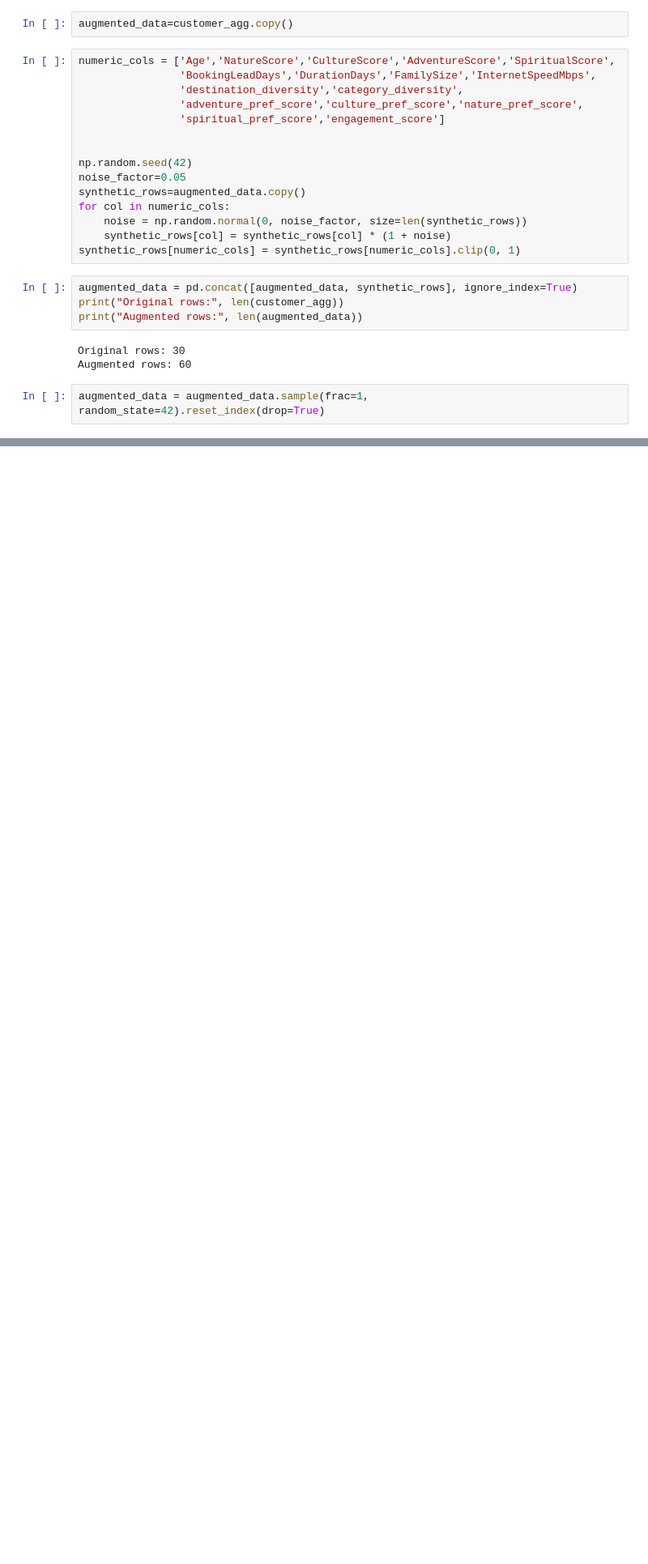
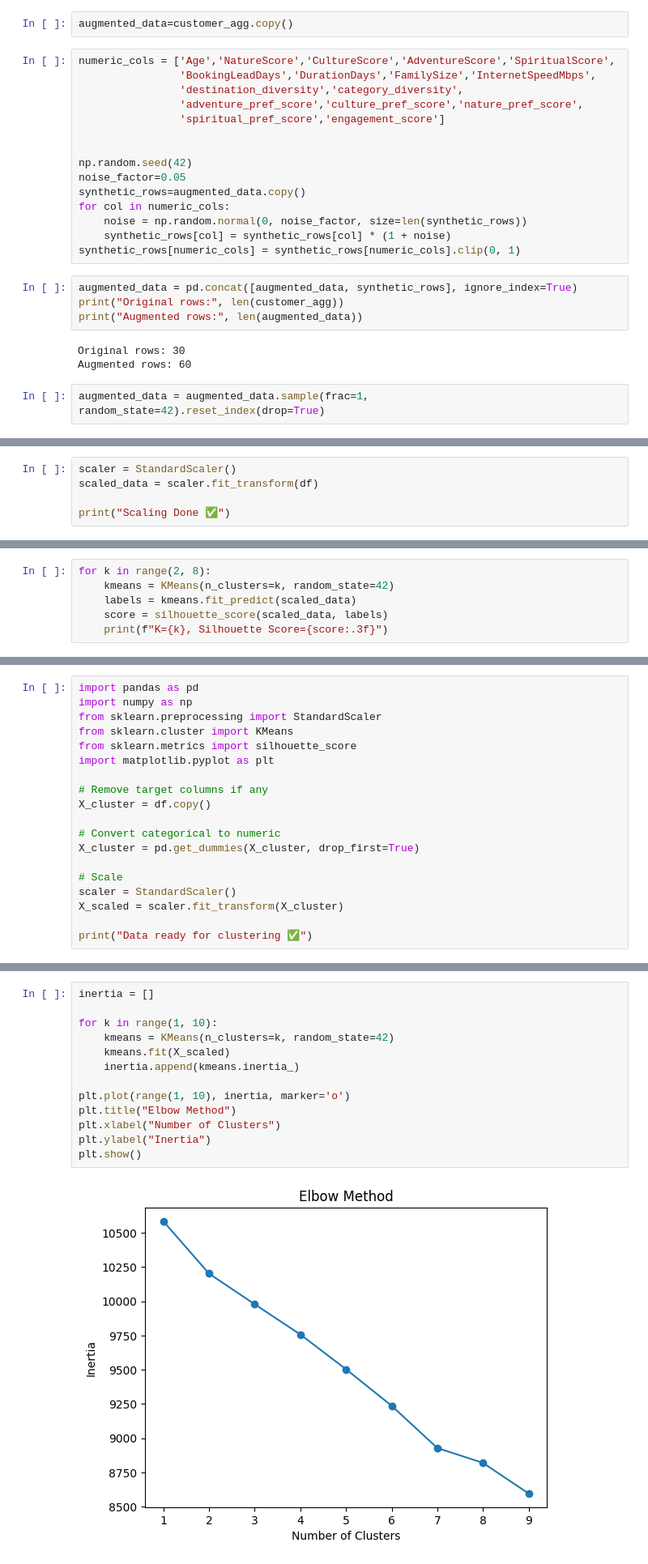
Before and after one commit to Shreya-Sharma03/AI-Travel-Intelligence-System, a Jupyter notebook: TripSenseData.ipynb, the cells around one changed output, grey strips where cells are left out. Shown at 81% size. Cells and saved outputs as stored; diff of their text form; blank space fills up the shorter version.

```diff
--- a/TripSenseData.ipynb
+++ b/TripSenseData.ipynb
@@ -350,0 +432,5 @@ augmented_data = augmented_data.sample(frac=1, random_state=42).reset_index(drop
+# %%
+scaler = StandardScaler()
+scaled_data = scaler.fit_transform(df)
+
+print("Scaling Done ✅")
@@ -350,0 +454,6 @@ augmented_data = augmented_data.sample(frac=1, random_state=42).reset_index(drop
+# %%
+for k in range(2, 8):
+    kmeans = KMeans(n_clusters=k, random_state=42)
+    labels = kmeans.fit_predict(scaled_data)
+    score = silhouette_score(scaled_data, labels)
+    print(f"K={k}, Silhouette Score={score:.3f}")
@@ -350,0 +644,19 @@ augmented_data = augmented_data.sample(frac=1, random_state=42).reset_index(drop
+# %%
+import pandas as pd
+import numpy as np
+from sklearn.preprocessing import StandardScaler
+from sklearn.cluster import KMeans
+from sklearn.metrics import silhouette_score
+import matplotlib.pyplot as plt
+
+# Remove target columns if any
+X_cluster = df.copy()
+
+# Convert categorical to numeric
+X_cluster = pd.get_dummies(X_cluster, drop_first=True)
+
+# Scale
+scaler = StandardScaler()
+X_scaled = scaler.fit_transform(X_cluster)
+
+print("Data ready for clustering ✅")
@@ -350,0 +665,15 @@ augmented_data = augmented_data.sample(frac=1, random_state=42).reset_index(drop
+# %%
+inertia = []
+
+for k in range(1, 10):
+    kmeans = KMeans(n_clusters=k, random_state=42)
+    kmeans.fit(X_scaled)
+    inertia.append(kmeans.inertia_)
+
+plt.plot(range(1, 10), inertia, marker='o')
+plt.title("Elbow Method")
+plt.xlabel("Number of Clusters")
+plt.ylabel("Inertia")
+plt.show()
+# %% [output]
+[figure, added]
```
Also changed, not shown: parts of 72 cells of this notebook.
